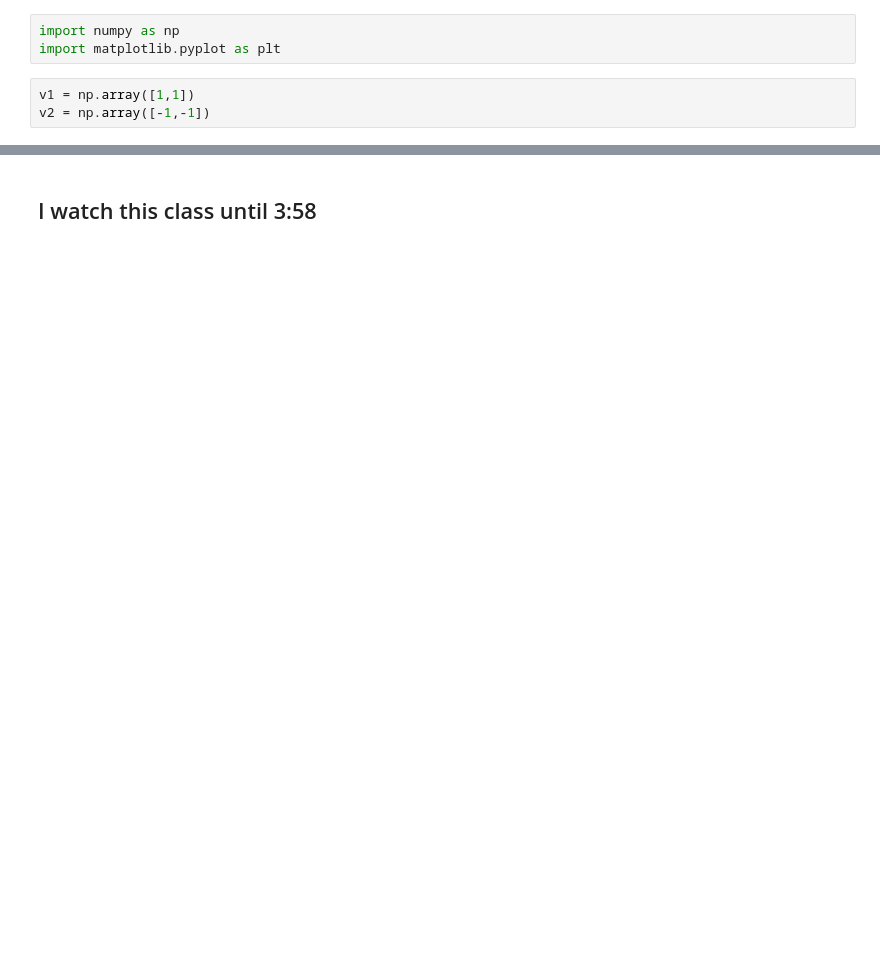
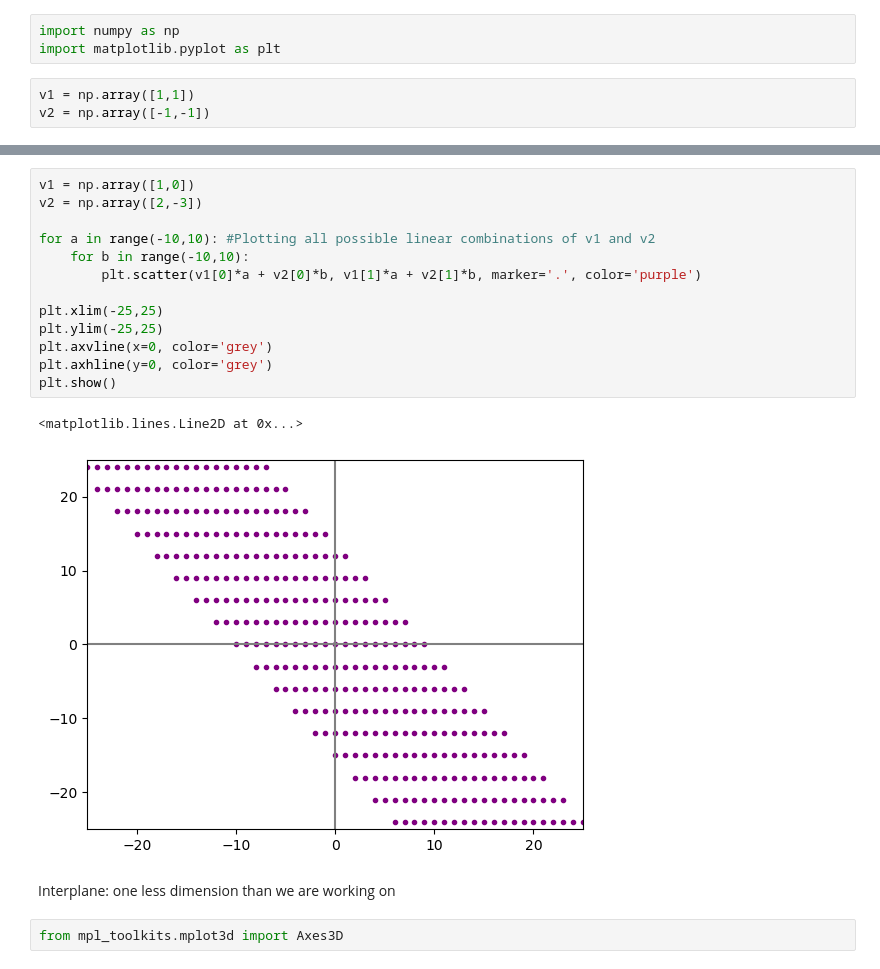
Before and after one commit to alejo-cuello/first-steps-data-science, a Jupyter notebook: platzi/spaces-and-subspaces.ipynb, the cells around one changed output, grey strips where cells are left out. Saved outputs shown, nothing was run; the diff lists cells and outputs as text; blank space fills up the shorter version.

Commit message:
Linearly independence

```diff
--- a/platzi/spaces-and-subspaces.ipynb
+++ b/platzi/spaces-and-subspaces.ipynb
@@ -16,5 +17,23 @@ plt.axhline(y=0, color='grey')
 # %% [output]
 <matplotlib.lines.Line2D at 0x...>
 [figure]
-# %% [markdown]
-## I watch this class until 3:58
+# %%
+v1 = np.array([1,0])
+v2 = np.array([2,-3])
+
+for a in range(-10,10): #Plotting all possible linear combinations of v1 and v2
+    for b in range(-10,10):
+        plt.scatter(v1[0]*a + v2[0]*b, v1[1]*a + v2[1]*b, marker='.', color='purple')
+
+plt.xlim(-25,25)
+plt.ylim(-25,25)
+plt.axvline(x=0, color='grey')
+plt.axhline(y=0, color='grey')
+plt.show()
+# %% [output]
+<matplotlib.lines.Line2D at 0x...>
+[figure, added]
+# %% [markdown]
+Interplane: one less dimension than we are working on
+# %%
+from mpl_toolkits.mplot3d import Axes3D
```
Also changed, not shown: parts of 2 cells of this notebook, 1 other file.
